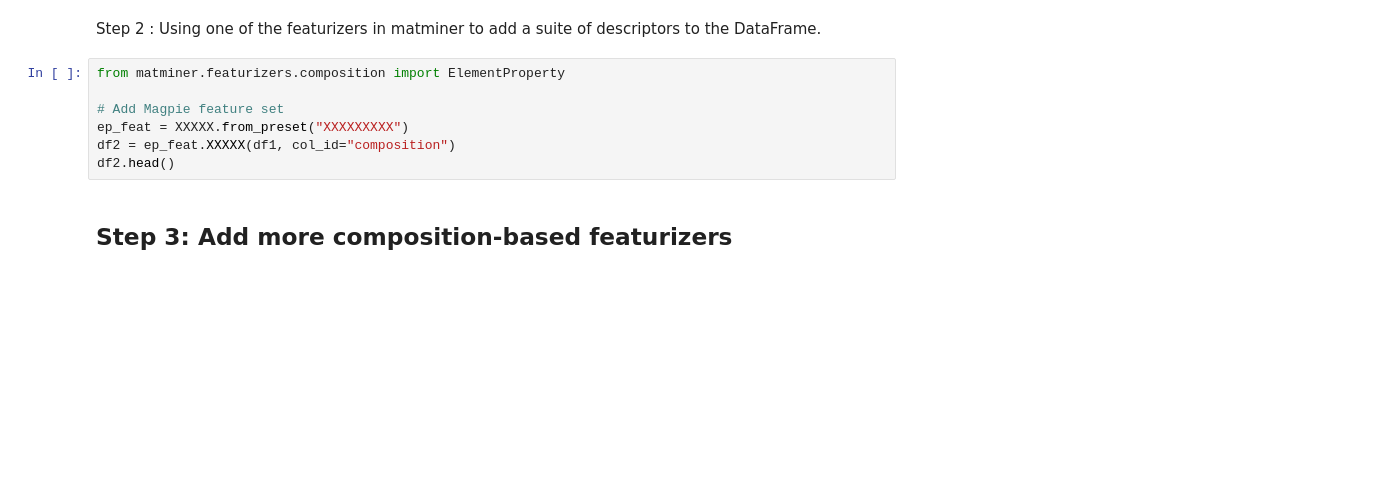
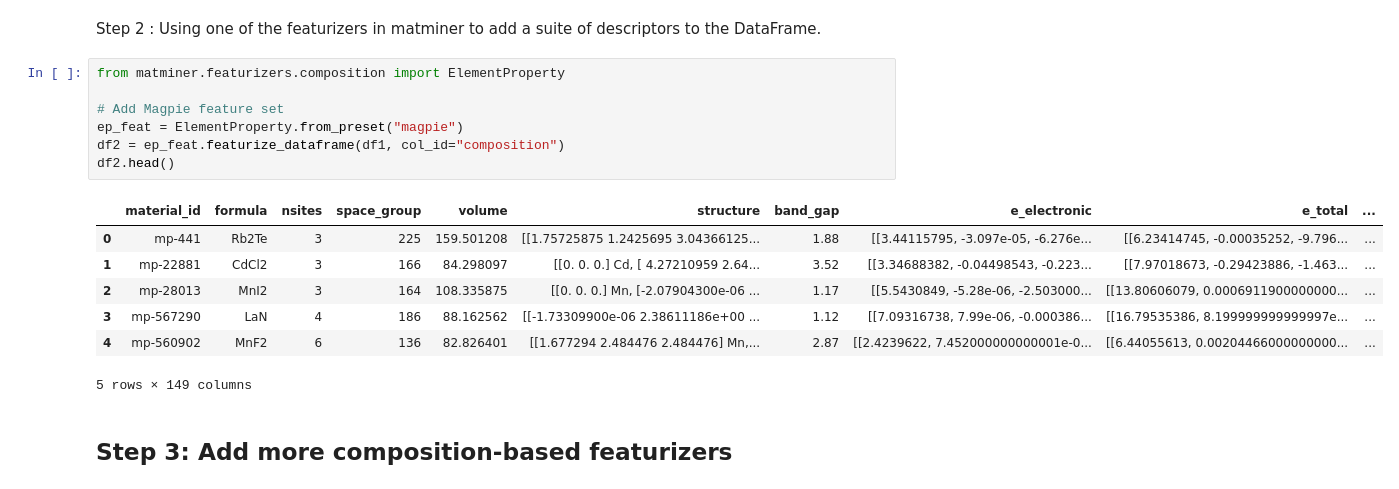
Before and after one commit to RealBack1/practice, a Jupyter notebook: Hands-on-session2/2025_2_Hands_on_session2_case2_practice.ipynb, the cells around one changed output. Saved outputs shown, nothing was run; the diff lists cells and outputs as text; blank space fills up the shorter version.

```diff
--- a/Hands-on-session2/2025_2_Hands_on_session2_case2_practice.ipynb
+++ b/Hands-on-session2/2025_2_Hands_on_session2_case2_practice.ipynb
@@ -55,10 +100,18 @@ Step 2 : Using one of the featurizers in matminer to add a suite of descriptors
 # %%
 from matminer.featurizers.composition import ElementProperty
 
 # Add Magpie feature set
-ep_feat = XXXXX.from_preset("XXXXXXXXX")
-df2 = ep_feat.XXXXX(df1, col_id="composition")
+ep_feat = ElementProperty.from_preset("magpie")
+df2 = ep_feat.featurize_dataframe(df1, col_id="composition")
 df2.head()
+# %% [output]
+|  | material_id | formula | nsites | space_group | volume | structure | band_gap | e_electronic | e_total | ... |
+| 0 | mp-441 | Rb2Te | 3 | 225 | 159.501208 | [[1.75725875 1.2425695 3.04366125... | 1.88 | [[3.44115795, -3.097e-05, -6.276e... | [[6.23414745, -0.00035252, -9.796... | ... |
+| 1 | mp-22881 | CdCl2 | 3 | 166 | 84.298097 | [[0. 0. 0.] Cd, [ 4.27210959 2.64... | 3.52 | [[3.34688382, -0.04498543, -0.223... | [[7.97018673, -0.29423886, -1.463... | ... |
+| 2 | mp-28013 | MnI2 | 3 | 164 | 108.335875 | [[0. 0. 0.] Mn, [-2.07904300e-06 ... | 1.17 | [[5.5430849, -5.28e-06, -2.503000... | [[13.80606079, 0.0006911900000000... | ... |
+| 3 | mp-567290 | LaN | 4 | 186 | 88.162562 | [[-1.73309900e-06 2.38611186e+00 ... | 1.12 | [[7.09316738, 7.99e-06, -0.000386... | [[16.79535386, 8.199999999999997e... | ... |
+| 4 | mp-560902 | MnF2 | 6 | 136 | 82.826401 | [[1.677294 2.484476 2.484476] Mn,... | 2.87 | [[2.4239622, 7.452000000000001e-0... | [[6.44055613, 0.00204466000000000... | ... |
+5 rows × 149 columns
 # %% [markdown]
 ## **Step 3: Add more composition-based featurizers**
 # %%
```
Also changed, not shown: parts of 13 cells of this notebook.
